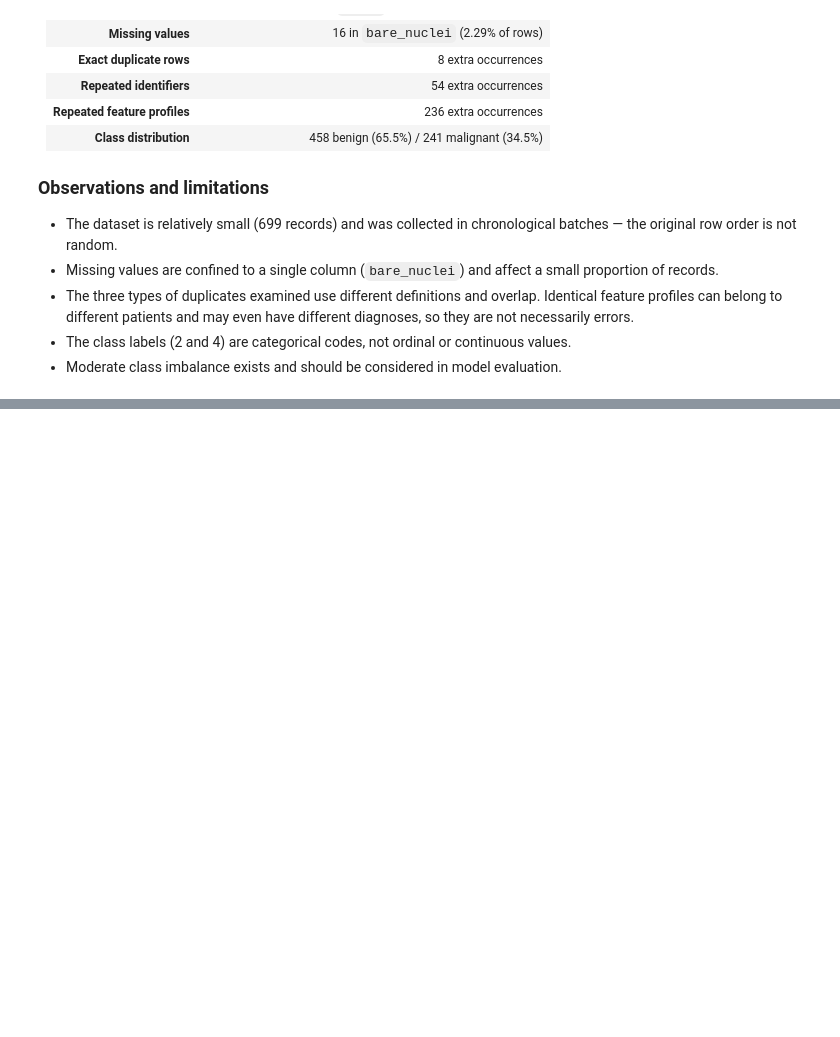
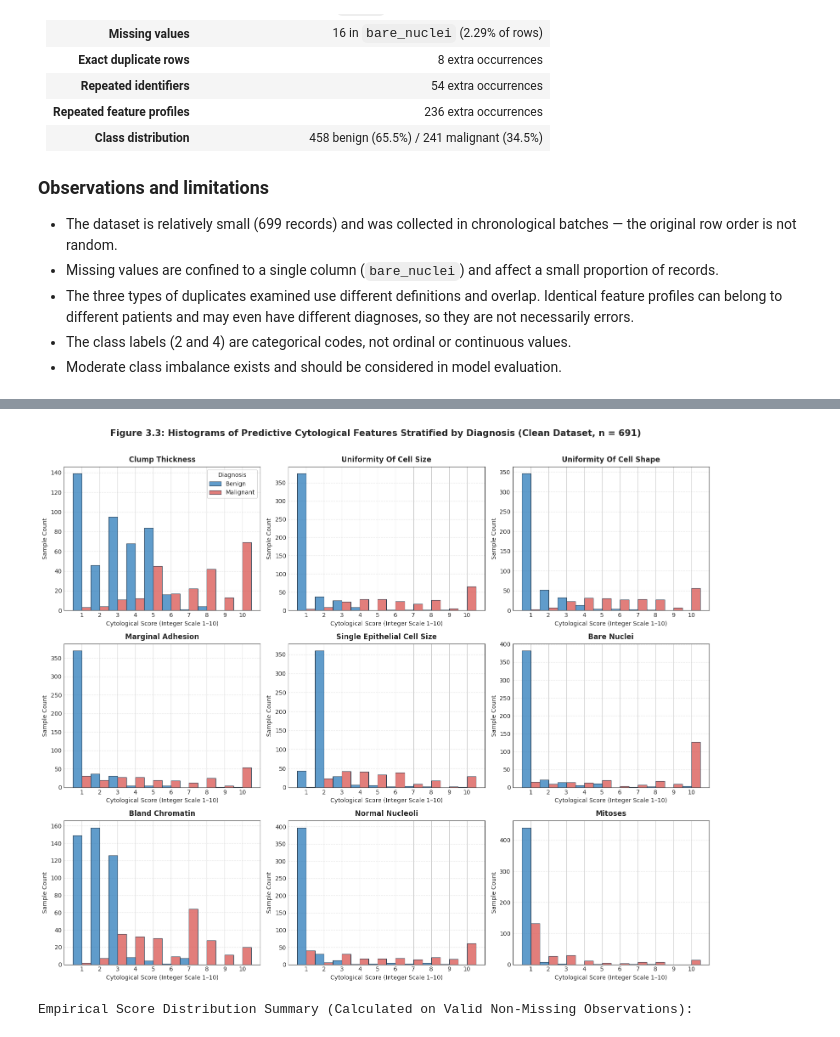
Before and after one commit to M7moudeGalal/Breast-Cancer-Wisconsin, a Jupyter notebook: wisconsin_breast_cancer.ipynb, the cells around one changed output, grey strips where cells are left out. Saved outputs shown, nothing was run; the diff lists cells and outputs as text; code cells hidden in the pictures; blank space fills up the shorter version.

```diff
--- a/wisconsin_breast_cancer.ipynb
+++ b/wisconsin_breast_cancer.ipynb
@@ -337,0 +913,79 @@ The dataset is moderately imbalanced toward the benign class, with a roughly 2:1
+# %%
+# Prepare data for plotting stratified histograms on discrete cytological scale (1–10)
+df_vis = df_clean.copy()
+df_vis["Diagnosis"] = df_vis["class"].map({2: "Benign", 4: "Malignant"})
+
+fig, axes = plt.subplots(3, 3, figsize=(16, 13))
+axes = axes.flatten()
+
+# Define discrete bins centered on integers 1 through 10
+bins_discrete = np.arange(0.5, 11.5, 1)
+
+for i, col in enumerate(feature_columns):
+    ax = axes[i]
+    sns.histplot(
+        data=df_vis,
+        x=col,
+        hue="Diagnosis",
+        multiple="dodge",
+        bins=bins_discrete,
+        palette=PALETTE_CLASS,
+        edgecolor="#2c3e50",
+        linewidth=0.8,
+        ax=ax,
+        legend=(i == 0)
+    )
+    ax.set_title(f"{col.replace('_', ' ').title()}", fontsize=12, fontweight="bold", pad=8)
+    ax.set_xlabel("Cytological Score (Integer Scale 1–10)", fontsize=10)
+    ax.set_ylabel("Sample Count", fontsize=10)
+    ax.set_xticks(range(1, 11))
+    ax.grid(axis="y", linestyle="--", alpha=0.5)
+
+if axes[0].get_legend():
+    sns.move_legend(axes[0], "upper right", title="Diagnosis", frameon=True)
+
+plt.suptitle("Figure 3.3: Histograms of Predictive Cytological Features Stratified by Diagnosis (Clean Dataset, n = 691)", fontsize=15, fontweight="bold", y=1.01)
+plt.tight_layout()
+plt.show()
+
+# Dynamically calculate distribution metrics based strictly on non-missing observations
+score_summary_records = []
+for col in feature_columns:
+    b_series = df_vis[df_vis["Diagnosis"] == "Benign"][col]
+    m_series = df_vis[df_vis["Diagnosis"] == "Malignant"][col]
+
+    b_valid = b_series.dropna()
+    m_valid = m_series.dropna()
+
+    b_missing = int(b_series.isna().sum())
+    m_missing = int(m_series.isna().sum())
+
+    b_s1 = int((b_valid == 1).sum())
+    b_pct_1 = (b_s1 / len(b_valid)) * 100
+
+    m_s1 = int((m_valid == 1).sum())
+    m_pct_1 = (m_s1 / len(m_valid)) * 100
+
+    b_s10 = int((b_valid == 10).sum())
+    b_pct_10 = (b_s10 / len(b_valid)) * 100
+
+    m_s10 = int((m_valid == 10).sum())
+    m_pct_10 = (m_s10 / len(m_valid)) * 100
+
+    score_summary_records.append({
+        "Feature": col,
+        "Benign Valid N": len(b_valid),
+        "Benign Missing": b_missing,
+        "Benign Score=1 (%)": f"{b_s1} ({b_pct_1:.2f}%)",
+        "Malignant Valid N": len(m_valid),
+        "Malignant Missing": m_missing,
+        "Malignant Score=1 (%)": f"{m_s1} ({m_pct_1:.2f}%)",
+        "Malignant Score=10 (%)": f"{m_s10} ({m_pct_10:.2f}%)"
+    })
+
+score_summary_df = pd.DataFrame(score_summary_records)
+print("Empirical Score Distribution Summary (Calculated on Valid Non-Missing Observations):")
+display(score_summary_df)
+# %% [output]
+[figure, added]
+Empirical Score Distribution Summary (Calculated on Valid Non-Missing Observations):
```
Also changed, not shown: parts of 87 cells of this notebook, 11 other files.
